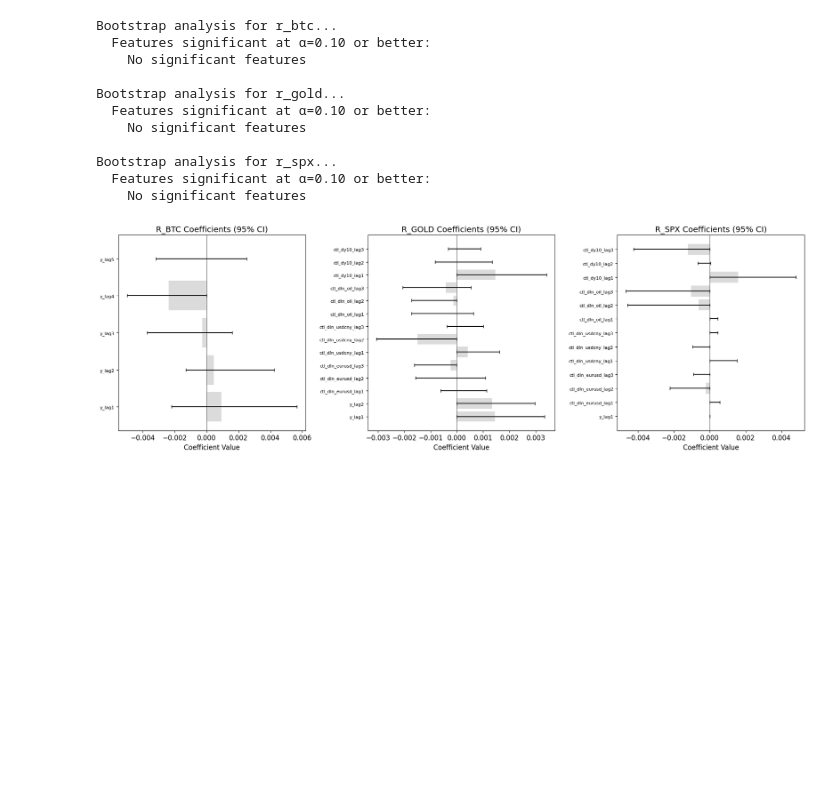
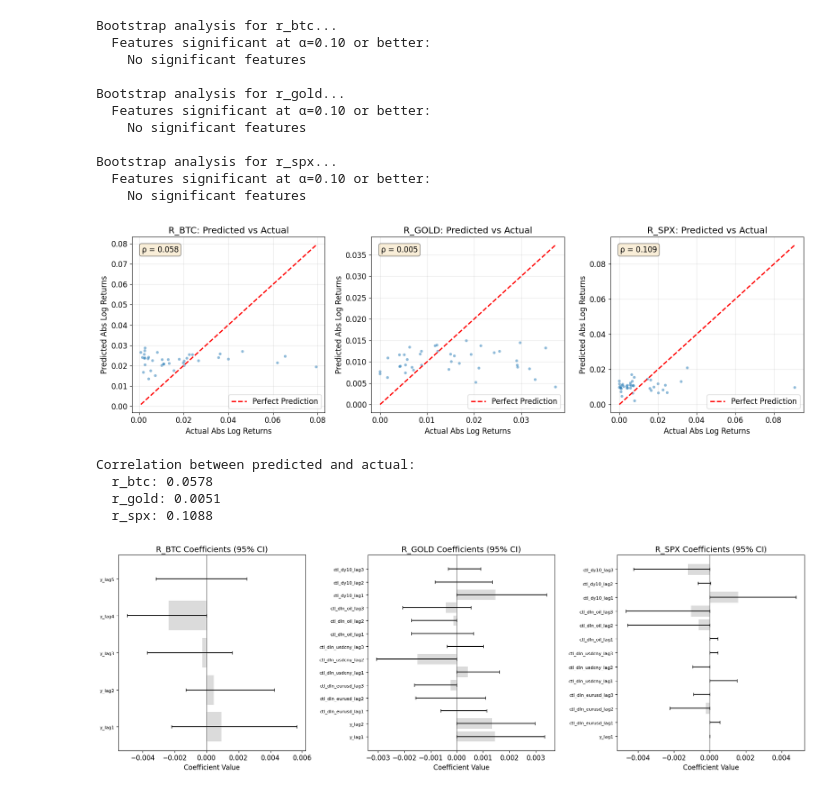
Before and after one commit to isom-ds/youtube-emotion-financial-modelling, a Jupyter notebook: 410_fm_baseline_arx.ipynb, the cells around one changed output. Cells and saved outputs as stored; diff of their text form; code cells hidden in the pictures; blank space fills up the shorter version.

Commit message:
Add visualisation

```diff
--- a/410_fm_baseline_arx.ipynb
+++ b/410_fm_baseline_arx.ipynb
@@ -698,6 +698,49 @@ Bootstrap analysis for r_gold...
 Bootstrap analysis for r_spx...
   Features significant at α=0.10 or better:
     No significant features
+# %%
+# Plot predicted vs actual absolute log returns
+fig, axes = plt.subplots(1, 3, figsize=(16, 5))
+
+for idx, target in enumerate(TARGET_COLS):
+    ax = axes[idx]
+    preds_df = oos_predictions[target]
+
+    # Scatter plot
+    ax.scatter(preds_df['y_true'], preds_df['y_pred'], alpha=0.5, s=20, edgecolors='none')
+
+    # Perfect prediction line
+    min_val = min(preds_df['y_true'].min(), preds_df['y_pred'].min())
+    max_val = max(preds_df['y_true'].max(), preds_df['y_pred'].max())
+    ax.plot([min_val, max_val], [min_val, max_val], 'r--', linewidth=2, label='Perfect Prediction')
+
+    # Labels and title
+    ax.set_xlabel('Actual Abs Log Returns')
+    ax.set_ylabel('Predicted Abs Log Returns')
+    ax.set_title(f'{target.upper()}: Predicted vs Actual')
+    ax.legend()
+    ax.grid(True, alpha=0.3)
+
+    # Add correlation coefficient
+    corr = np.corrcoef(preds_df['y_true'], preds_df['y_pred'])[0, 1]
+    ax.text(0.05, 0.95, f'ρ = {corr:.3f}', transform=ax.transAxes,
+            verticalalignment='top', bbox=dict(boxstyle='round', facecolor='wheat', alpha=0.5))
+
+plt.tight_layout()
+plt.savefig(OUTPUT_DIR / 'arx_baseline_pred_vs_actual.png', dpi=150, bbox_inches='tight')
+plt.show()
+
+print("\nCorrelation between predicted and actual:")
+for target in TARGET_COLS:
+    preds_df = oos_predictions[target]
+    corr = np.corrcoef(preds_df['y_true'], preds_df['y_pred'])[0, 1]
+    print(f"  {target}: {corr:.4f}")
+# %% [output]
+[figure, added]
+Correlation between predicted and actual:
+  r_btc: 0.0578
+  r_gold: 0.0051
+  r_spx: 0.1088
 # %%
 # Visualize coefficients with significance
 fig, axes = plt.subplots(1, 3, figsize=(18, 6))
```
Also changed, not shown: 6 other files.
